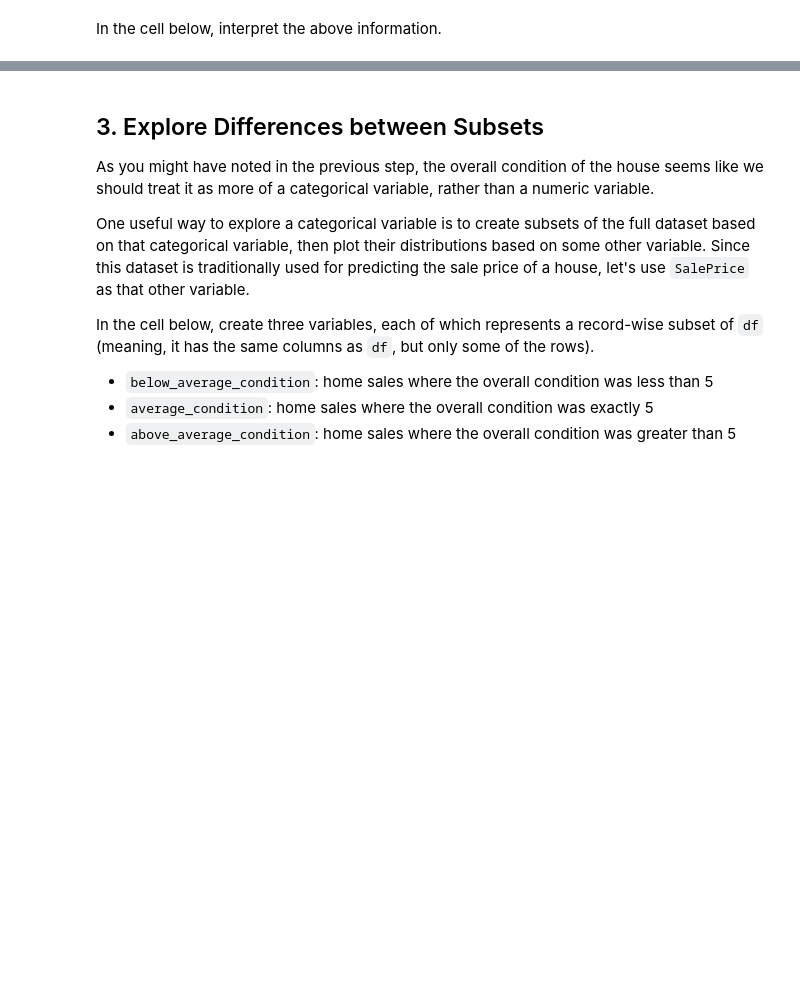
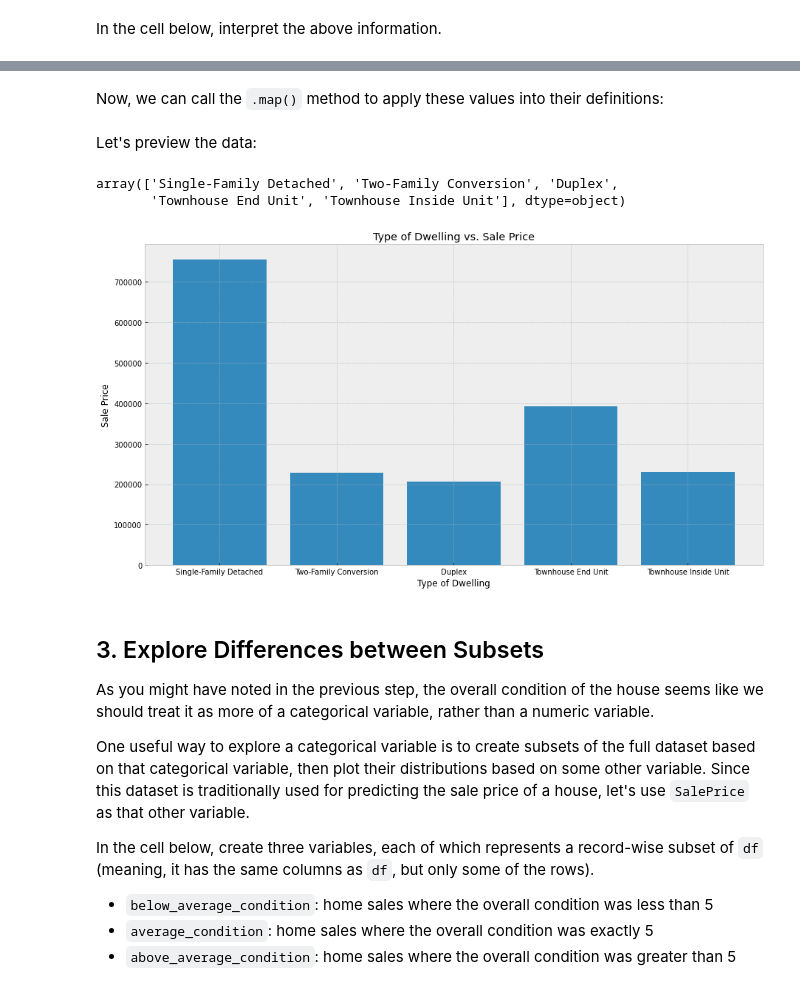
Before and after one commit to Brian-Kanyenje/dsc-pandas-eda-lab, a Jupyter notebook: index.ipynb, the cells around one changed output, grey strips where cells are left out. Drawn from its saved outputs; the diff is of its cells as text; code cells hidden in the pictures; blank space fills up the shorter version.

```diff
--- a/index.ipynb
+++ b/index.ipynb
@@ -308,3 +326,31 @@ narrow range of the mean.
+# %%
+# Create a dictionary with the column values as the keys and the definitions as the values.
+house_type = {
+    '1Fam':'Single-Family Detached',
+    '2fmCon': 'Two-Family Conversion',
+    'Duplex': 'Duplex',
+    'TwnhsE': 'Townhouse End Unit',
+    'Twnhs': 'Townhouse Inside Unit'
+}
+# %% [markdown]
+Now, we can call the `.map()` method to apply these values into their definitions:
+# %%
+df['BldgType'] = df['BldgType'].map(house_type)
+# %% [markdown]
+Let's preview the data:
+# %%
+df['BldgType'].unique()
+# %% [output]
+array(['Single-Family Detached', 'Two-Family Conversion', 'Duplex',
+       'Townhouse End Unit', 'Townhouse Inside Unit'], dtype=object)
+# %%
+plt.figure(figsize=(15,8))
+plt.bar(df['BldgType'], df['SalePrice'])
+plt.xlabel('Type of Dwelling')
+plt.ylabel('Sale Price')
+plt.title('Type of Dwelling vs. Sale Price');
+# %% [output]
+[figure, added]
 # %% [markdown]
 ## 3. Explore Differences between Subsets
 
```
Also changed, not shown: parts of 11 cells of this notebook.
